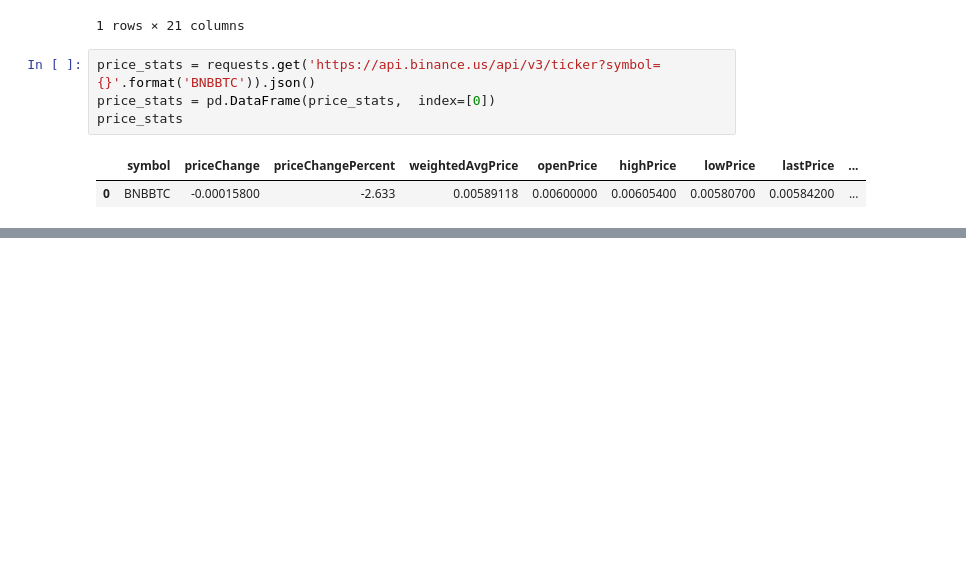
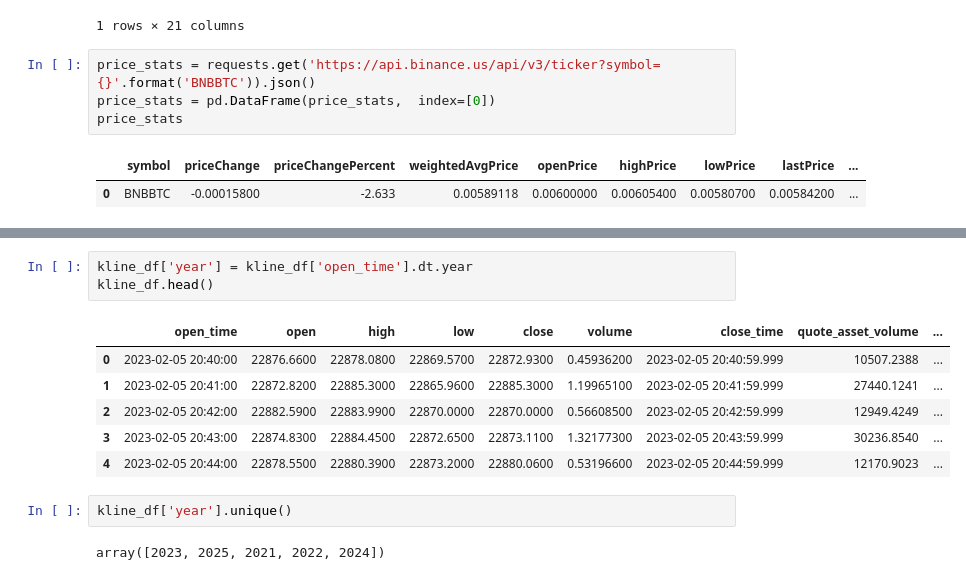
Before and after one commit to choup67/DST_OPA, a Jupyter notebook: recup_info.ipynb, the cells around one changed output, grey strips where cells are left out. Saved outputs shown, nothing was run; the diff lists cells and outputs as text; blank space fills up the shorter version.

```diff
--- a/recup_info.ipynb
+++ b/recup_info.ipynb
@@ -299,0 +427,14 @@ price_stats_tot
+# %%
+kline_df['year'] = kline_df['open_time'].dt.year
+kline_df.head()
+# %% [output]
+|  | open_time | open | high | low | close | volume | close_time | quote_asset_volume | ... |
+| 0 | 2023-02-05 20:40:00 | 22876.6600 | 22878.0800 | 22869.5700 | 22872.9300 | 0.45936200 | 2023-02-05 20:40:59.999 | 10507.2388 | ... |
+| 1 | 2023-02-05 20:41:00 | 22872.8200 | 22885.3000 | 22865.9600 | 22885.3000 | 1.19965100 | 2023-02-05 20:41:59.999 | 27440.1241 | ... |
+| 2 | 2023-02-05 20:42:00 | 22882.5900 | 22883.9900 | 22870.0000 | 22870.0000 | 0.56608500 | 2023-02-05 20:42:59.999 | 12949.4249 | ... |
+| 3 | 2023-02-05 20:43:00 | 22874.8300 | 22884.4500 | 22872.6500 | 22873.1100 | 1.32177300 | 2023-02-05 20:43:59.999 | 30236.8540 | ... |
+| 4 | 2023-02-05 20:44:00 | 22878.5500 | 22880.3900 | 22873.2000 | 22880.0600 | 0.53196600 | 2023-02-05 20:44:59.999 | 12170.9023 | ... |
+# %%
+kline_df['year'].unique()
+# %% [output]
+array([2023, 2025, 2021, 2022, 2024])
```
Also changed, not shown: parts of 15 cells of this notebook.
